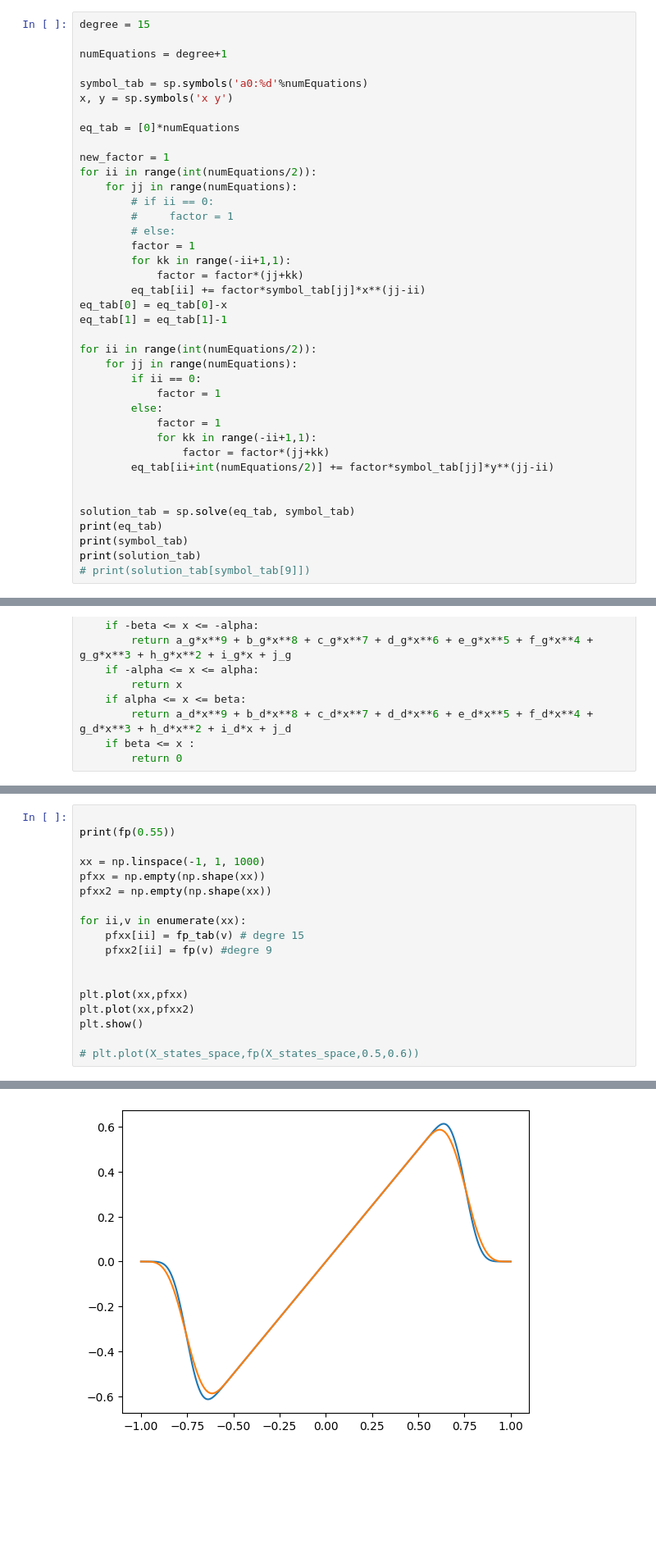
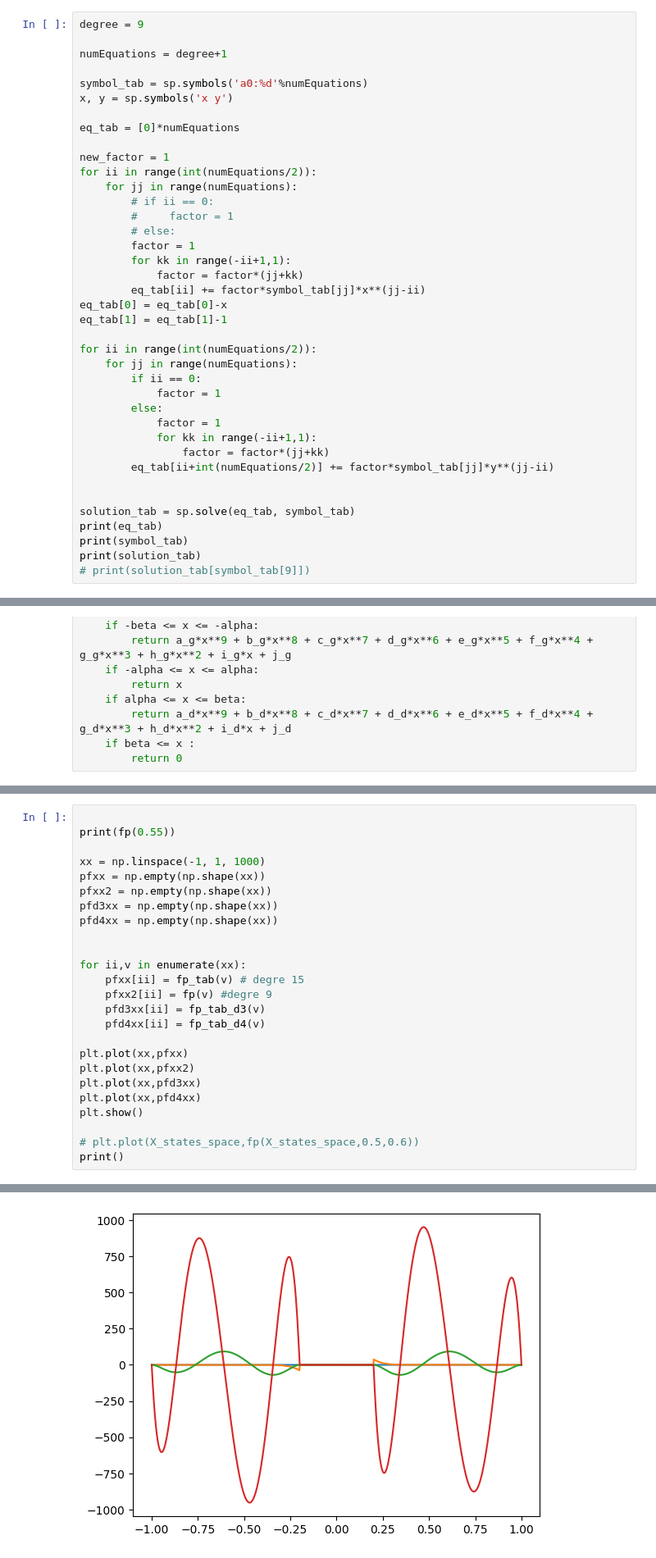
Before and after one commit to JonathanVacher/mca-approx, a Jupyter notebook: recollement-polynomial.ipynb, the cells around one changed output, grey strips where cells are left out. Shown: that part at 82% size. Saved outputs shown, nothing was run; the diff lists cells and outputs as text; blank space fills up the shorter version.

```diff
--- a/recollement-polynomial.ipynb
+++ b/recollement-polynomial.ipynb
@@ -38,7 +38,7 @@ print(solution[a].subs([(x,0.5),(y,0.6)]))
 {a: (35*x + 35*y)/(x**9 - 9*x**8*y + 36*x**7*y**2 - 84*x**6*y**3 + 126*x**5*y**4 - 126*x**4*y**5 + 84*x**3*y**6 - 36*x**2*y**7 + 9*x*y**8 - y**9), b: (-160*x**2 - 310*x*y - 160*y**2)/(x**9 - 9*x**8*y  ...
 -38500005363.2138
 # %%
-degree = 15
+degree = 9
 
 numEquations = degree+1
 
@@ -158,21 +225,28 @@ def fp_tab(x):
 # %%
 
 print(fp(0.55))
 
 xx = np.linspace(-1, 1, 1000)
 pfxx = np.empty(np.shape(xx))
 pfxx2 = np.empty(np.shape(xx))
+pfd3xx = np.empty(np.shape(xx))
+pfd4xx = np.empty(np.shape(xx))
+
 
 for ii,v in enumerate(xx):
     pfxx[ii] = fp_tab(v) # degre 15
     pfxx2[ii] = fp(v) #degre 9
-
+    pfd3xx[ii] = fp_tab_d3(v)
+    pfd4xx[ii] = fp_tab_d4(v)
 
 plt.plot(xx,pfxx)
 plt.plot(xx,pfxx2)
+plt.plot(xx,pfd3xx)
+plt.plot(xx,pfd4xx)
 plt.show()
 
 # plt.plot(X_states_space,fp(X_states_space,0.5,0.6))
+print()
 # %% [output]
 0.549303322492051
-[figure, old version]
+[figure, new version]
```
Also changed, not shown: parts of 3 cells of this notebook.
